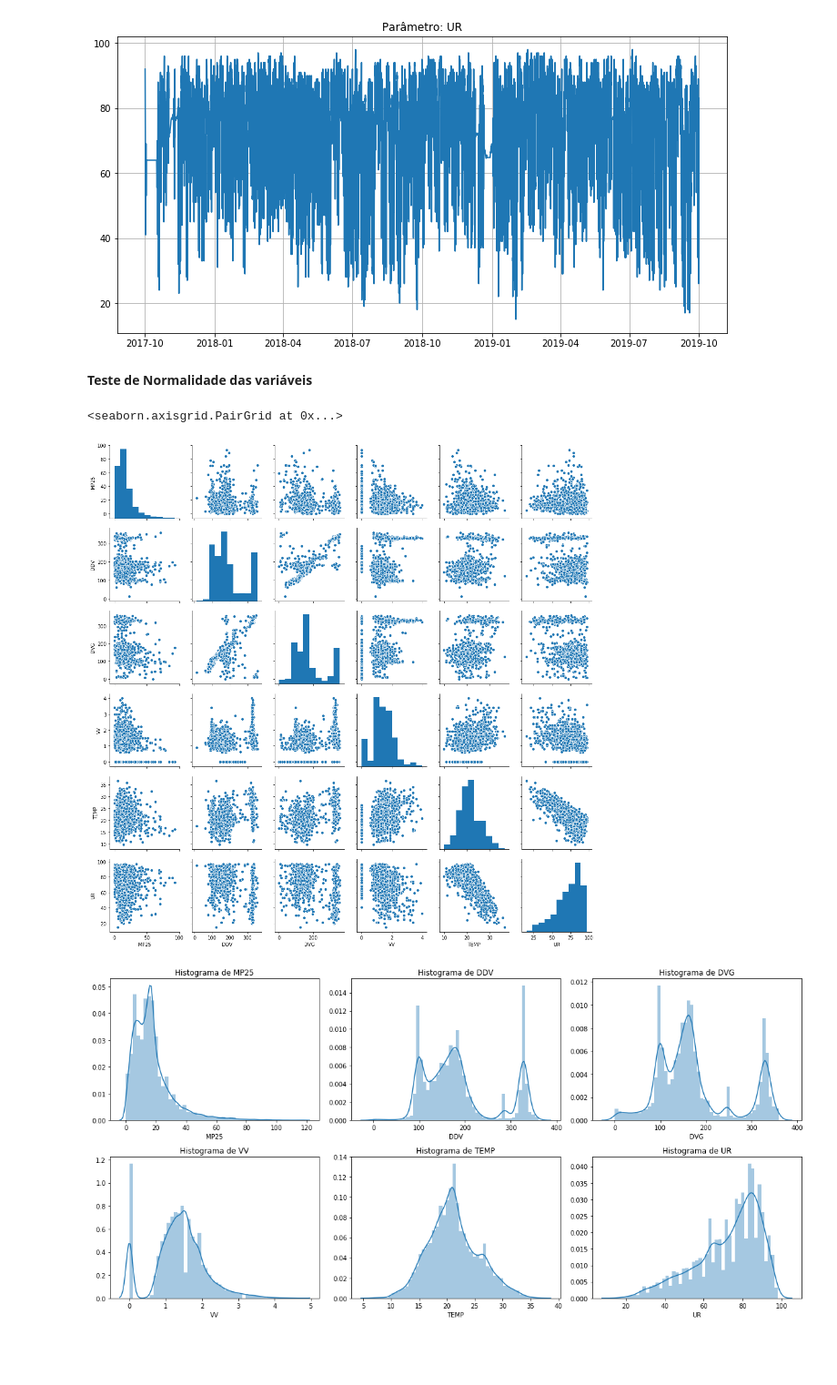
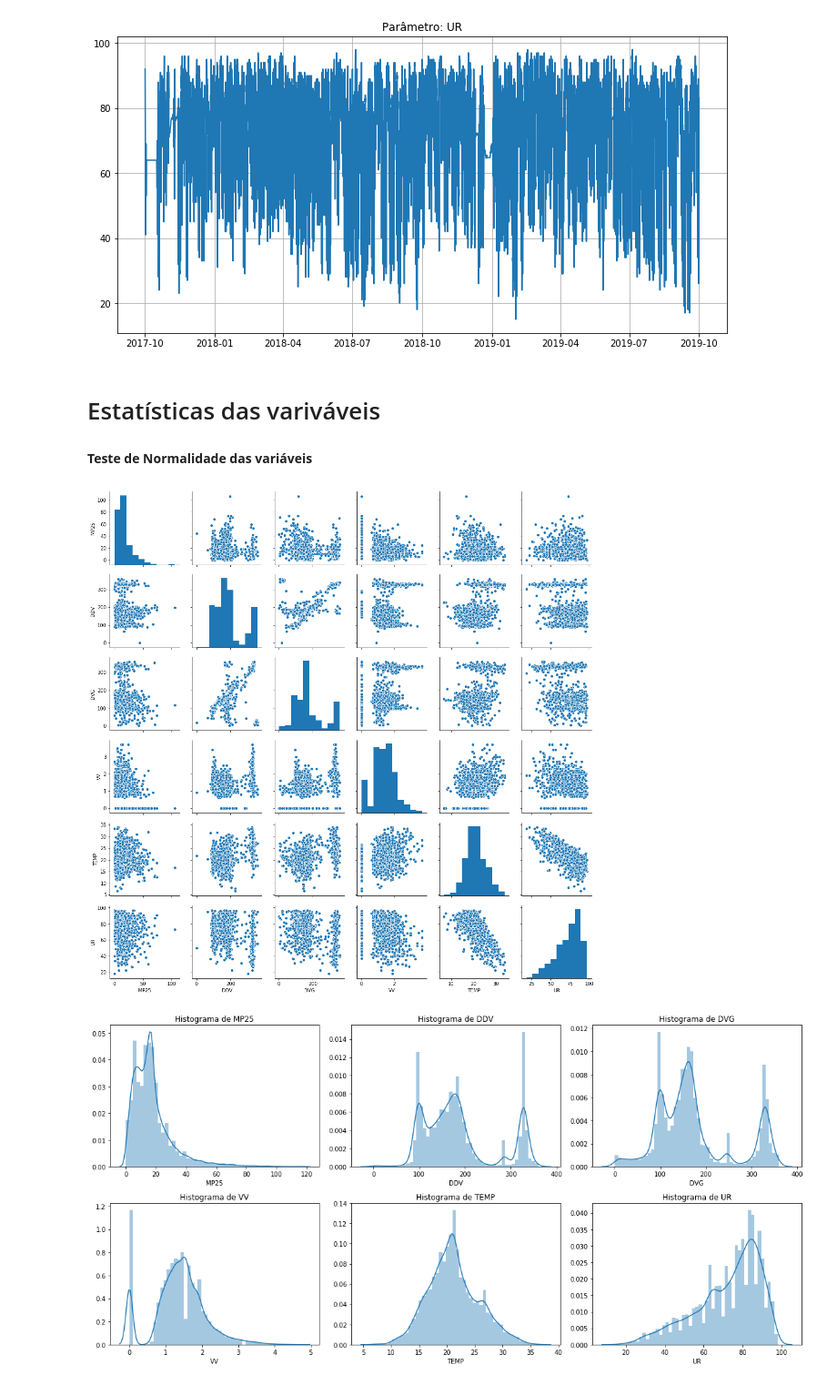
Before and after one commit to rpbenatti/DS-DH-Project, a Jupyter notebook: Projeto-Integrador-Grupo5-RespiroBem.ipynb, the cells around one changed output. Shown at 91% size. Saved outputs shown, nothing was run; the diff lists cells and outputs as text; code cells hidden in the pictures; blank space fills up the shorter version.

```diff
--- a/Projeto-Integrador-Grupo5-RespiroBem.ipynb
+++ b/Projeto-Integrador-Grupo5-RespiroBem.ipynb
@@ -470,4 +482,4 @@ Name: DDV, dtype: int64
 # %%
-pdp.replace(777.0, value=np.nan, inplace=True)
-pdp.replace(888.0, value=np.nan, inplace=True)
+pdp.loc[pdp.DDV == 777, 'DDV'] = np.nan
+pdp.loc[pdp.DDV == 888, 'DDV'] = np.nan
 # %%
@@ -554,13 +620,14 @@ for p in list(pdp.columns):
 [figure]
 [figure]
 [figure]
+# %% [markdown]
+# Estatísticas das variváveis
 # %% [markdown]
 **Teste de Normalidade das variáveis**
 # %%
-sns.pairplot(pdp.sample(1000))
+sns.pairplot(pdp.drop(['Data','Hora'],axis=1).sample(1000));
 # %% [output]
-<seaborn.axisgrid.PairGrid at 0x...>
-[figure, old version]
+[figure, new version]
 # %%
 plt.figure(figsize=(16,8))
 
```
Also changed, not shown: parts of 65 cells of this notebook.
